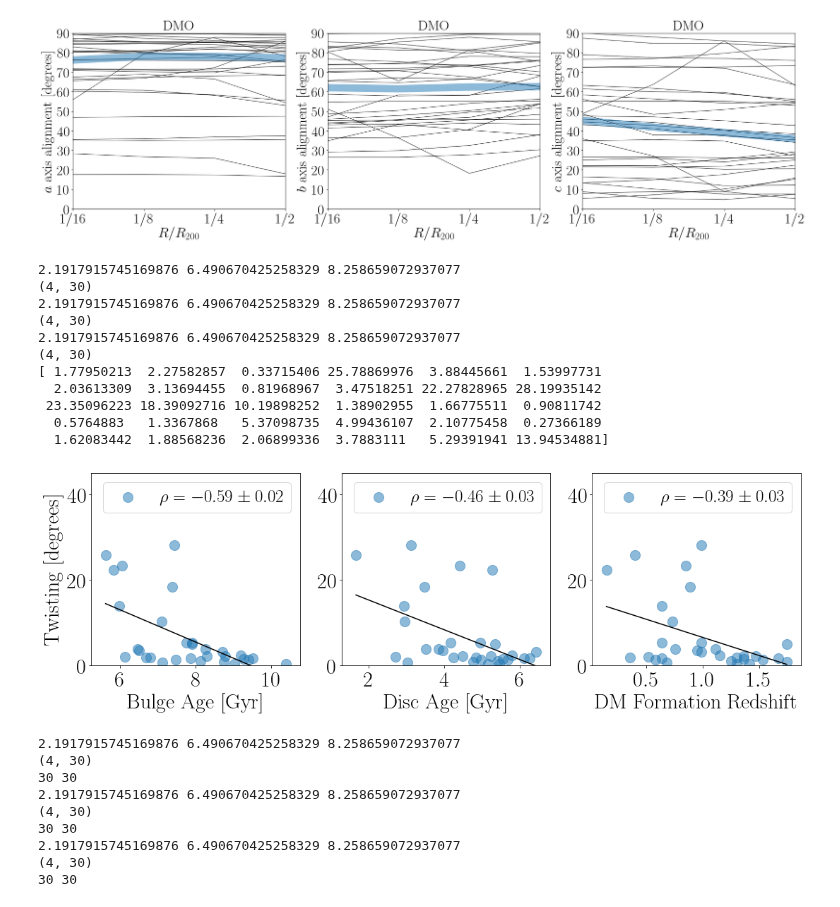
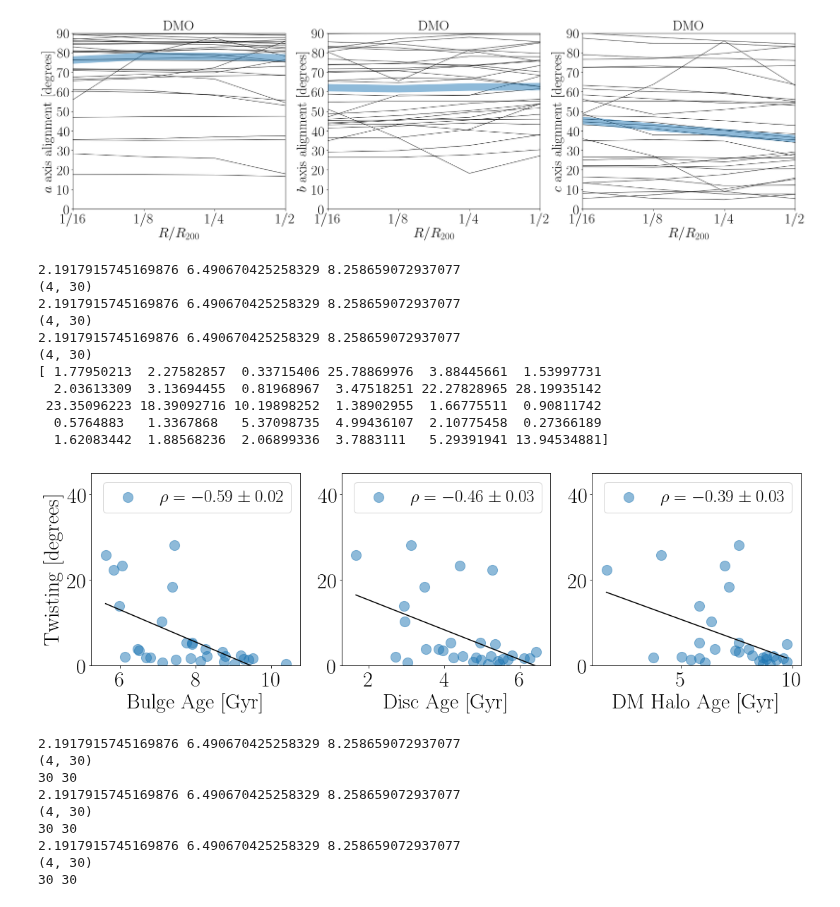
Before and after one commit to jdprada1760/Paper_Halo_shapes, a Jupyter notebook: Code/Star_Disk_DM_Alignment.ipynb, the cells around one changed output. Cells and saved outputs as stored; diff of their text form; code cells hidden in the pictures.

Commit message:
compute formation time

```diff
--- a/Code/Star_Disk_DM_Alignment.ipynb
+++ b/Code/Star_Disk_DM_Alignment.ipynb
@@ -19,6 +21,13 @@ matplotlib.rcParams['mathtext.fontset'] = 'stix'
 matplotlib.rcParams['font.family'] = 'STIXGeneral'
 
 %matplotlib inline
+# %%
+n_points  = 1000
+age_values = np.linspace(0.1, 13.5, n_points)
+z_values = np.ones(n_points)
+for i in range(n_points):
+    z_values[i] = z_at_value(Planck13.age, age_values[i] * u.Gyr)
+lookback_times = age_values[-1]-age_values
 # %% [markdown]
 # Nombres de archivo, paths y definiciones
 # %%
@@ -364,6 +373,11 @@ main_props['f_acc'] = disk_properties[:,11]
 main_props['bulge_age'] = age_stars[:,2]
 main_props['disc_age'] = age_stars[:,1]
 main_props['halo_age'] = age_dark_matter[:,1]
+
+for i in range(30):
+    tmp_z = main_props['halo_age'][i]
+    tmp_age = lookback_times[np.argmin(np.abs(z_values-tmp_z))]
+    main_props['halo_age'][i] = tmp_age
 # %%
 def my_spearmanr_stats(x_values, y_values):
     n_points = len(x_values)
@@ -381,7 +395,7 @@ xlabel = dict()
 
 xlabel[1] = r"Bulge Age [Gyr]"
 xlabel[2] = r"Disc Age [Gyr]"
-xlabel[3] = r"DM Formation Redshift"
+xlabel[3] = r"DM Halo Age [Gyr]"
 #xlabel[4] = "$f_{\mathrm{acc}}$"
 
 
@@ -419,34 +433,34 @@ for i_axis, props in enumerate([ 'bulge_age', 'disc_age', 'halo_age']):
     print(np.shape(angles))
     r_value_spearman, r_value_sigma = my_spearmanr_stats(main_props[props], delta_angles)
     slope, intercept, r_value, p_value, std_err = scipy.stats.linregress(main_props[props], delta_angles)
     x = np.linspace(main_props[props].min(), main_props[props].max(), 20)
     y = slope*x + intercept
     plt.plot(x, y, color='black')
 
     plt.scatter(main_props[props], delta_angles, s=200, alpha=0.5, label=r'$\rho = {:.2f}\pm{:.2f}$'.format(r_value_spearman, r_value_sigma))
     #plt.ylabel(r'$\Delta \arccos (\mid \hat{c}_{\rm halo} \cdot \hat{c}_{\rm disk}\mid) [{\rm degrees}]$')
     if i_axis==0:
         plt.ylabel(r'${\rm Twisting}\ [{\rm degrees}]$')
     plt.xlabel(xlabel[i_axis+1])
     plt.ylim([0,45])
     plt.legend(fontsize=25)
     #plt.yticks(np.linspace(0,90,10))
 plt.savefig('../Document/correlations_ages_angles_alignment_MHD.pdf',bbox_inches='tight')
 print(delta_angles)
 # Halos with the largest twisting 4, 11, 12, 13
 # %% [output]
 2.1917915745169876 6.490670425258329 8.258659072937077
 (4, 30)
 2.1917915745169876 6.490670425258329 8.258659072937077
 (4, 30)
 2.1917915745169876 6.490670425258329 8.258659072937077
 (4, 30)
 [ 1.77950213  2.27582857  0.33715406 25.78869976  3.88445661  1.53997731
   2.03613309  3.13694455  0.81968967  3.47518251 22.27828965 28.19935142
  23.35096223 18.39092716 10.19898252  1.38902955  1.66775511  0.90811742
   0.5764883   1.3367868   5.37098735  4.99436107  2.10775458  0.27366189
   1.62083442  1.88568236  2.06899336  3.7883111   5.29391941 13.94534881]
-[figure, old version]
+[figure, new version]
 # %%
 plt.figure(figsize=(18,5))
 
```
Also changed, not shown: parts of 3 cells of this notebook.
